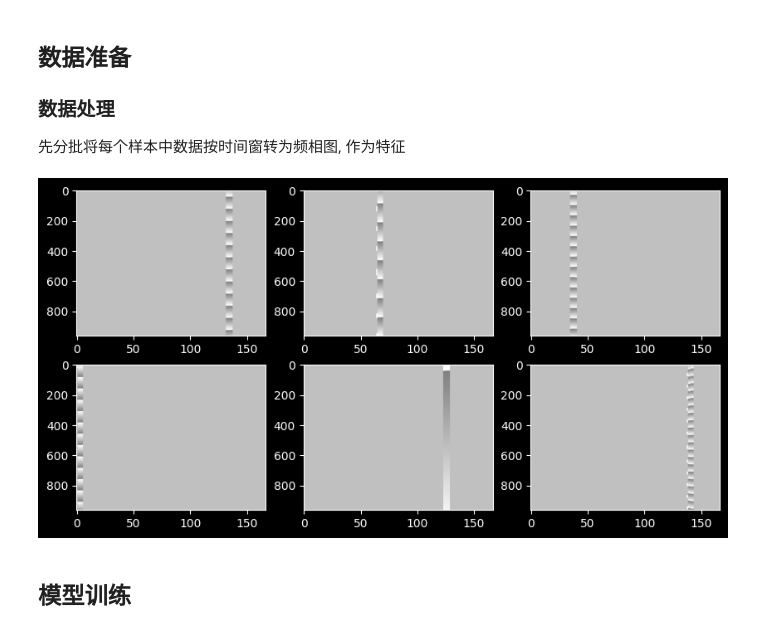
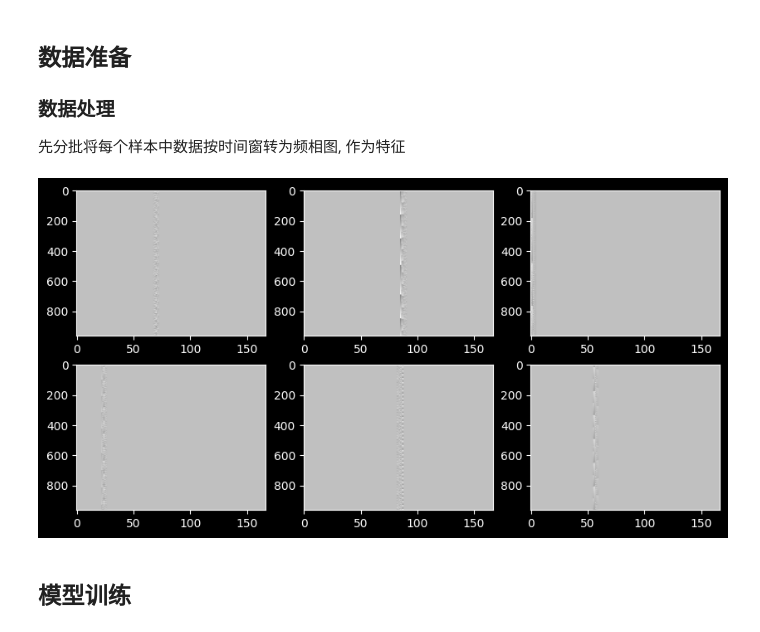
Before and after one commit to LeoJhonSong/ternary-array-passive-bearing, a Jupyter notebook: wideband_cpsd_cnn.ipynb, the cells around one changed output. Saved outputs shown, nothing was run; the diff lists cells and outputs as text; code cells hidden in the pictures.

```diff
--- a/wideband_cpsd_cnn.ipynb
+++ b/wideband_cpsd_cnn.ipynb
@@ -71,11 +88,6 @@ def process_data(feature):
 # process_data('cpsd_phase')
 # %%
 # %matplotlib widget
-from scipy.interpolate import interp1d
-def map(from_min, from_max, to_min, to_max):
-    interpolator = interp1d([from_min, from_max], [to_min, to_max])
-    return lambda x: interpolator(max(from_min, min(x, from_max)))
-
 class FeaturesDataSet(Dataset):
     def __init__(self, folder_path):
         # folder_path下所有文件的列表
@@ -87,35 +99,35 @@ class FeaturesDataSet(Dataset):
     def __getitem__(self, idx):
         # tensors = torch.load(self.filepaths[idx])
         arrays = np.load(self.filepaths[idx])
         # data = arrays['data'][0]  # shape: (3, f_len, t_len)
         data = arrays['data'][0] # shape: (3, f_len, t_len)
         data = (data + np.pi) / (2 * np.pi)  # 归一化到[0, 1]
         # data = data[:, ::10, :]
         # data = np.diff(data, axis=1)
         label = arrays['label'][:, 0]
         theta = np.deg2rad(label[1, 0])
         label = np.array((
                 np.cos(theta),
                 np.sin(theta),
-                map(500, 1000, 0, 1)(label[0, 0]),
+                # map(500, 1000, 0, 1)(label[0, 0]),
             )).astype(np.float32).reshape(-1)
         # label = np.append(label / r, map(max(100, min(r, 1000)))).astype(np.float32)
         # label = torch.tensor(np.rad2deg(np.arctan2(label[1], label[0]))) - 15
         # label = nn.functional.one_hot(label.to(torch.int64), num_classes=151).float()
         return data, label
 
 feature = '_cpsd_phase'
-ds_train = FeaturesDataSet(train_path + feature)
-ds_val = FeaturesDataSet(val_path + feature)
+ds_train = FeaturesDataSet(f'{train_path}_{feature}')
+ds_val = FeaturesDataSet(f'{val_path}_{feature}')
 
 from matplotlib.colors import Normalize
 norm = Normalize(vmin=-1, vmax=1)
 plt.figure(figsize=(10, 5))
 for i in range(3):
     plt.subplot(2, 3, i+1)
     plt.imshow(ds_train[i][0][i], aspect='auto', cmap='gray', norm=norm)
     plt.subplot(2, 3, i+4)
     plt.imshow(ds_val[i][0][i], aspect='auto', cmap='gray', norm=norm)
 # %% [output]
-[figure, old version]
+[figure, new version]
 # %%
```
Also changed, not shown: parts of 8 cells of this notebook.
